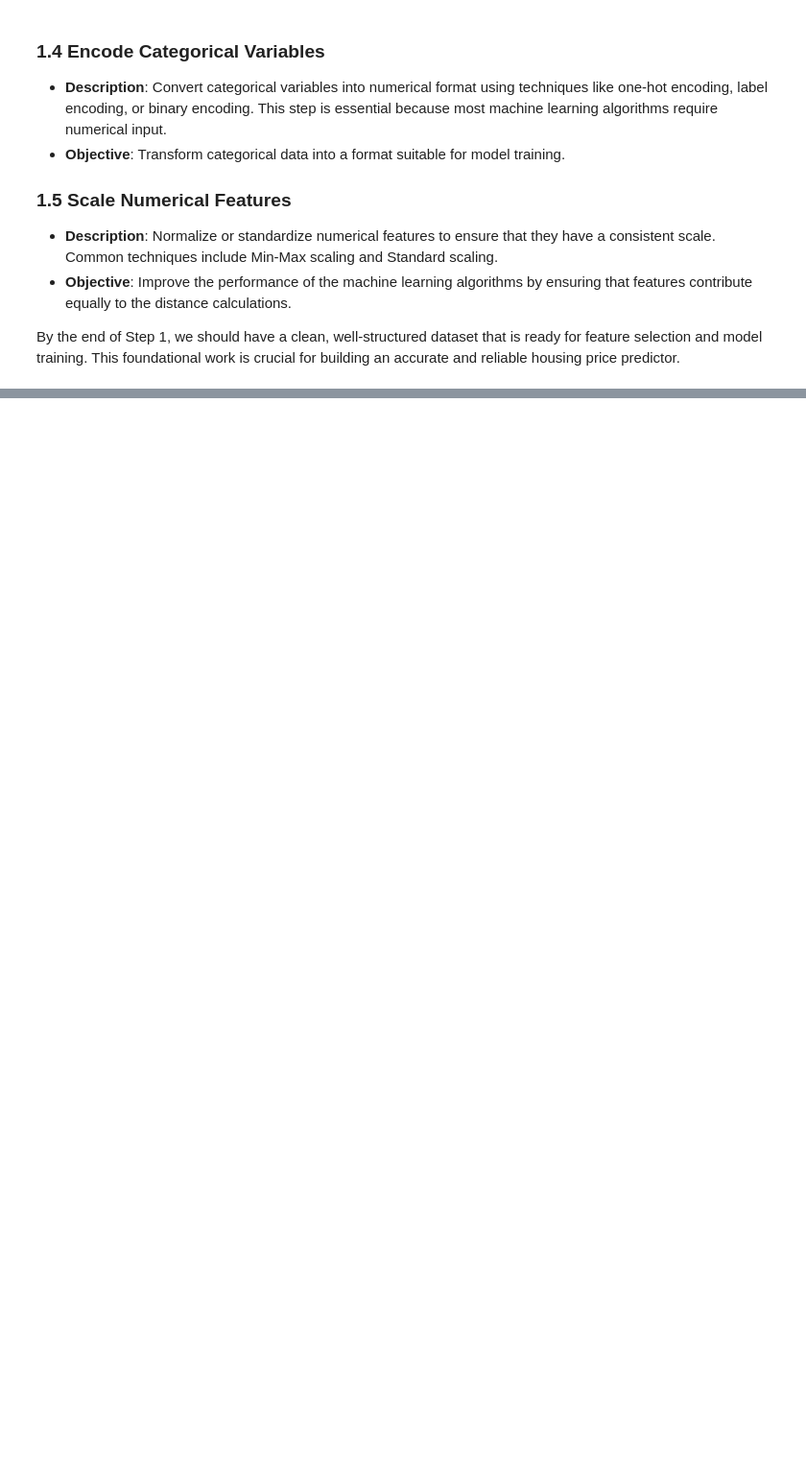
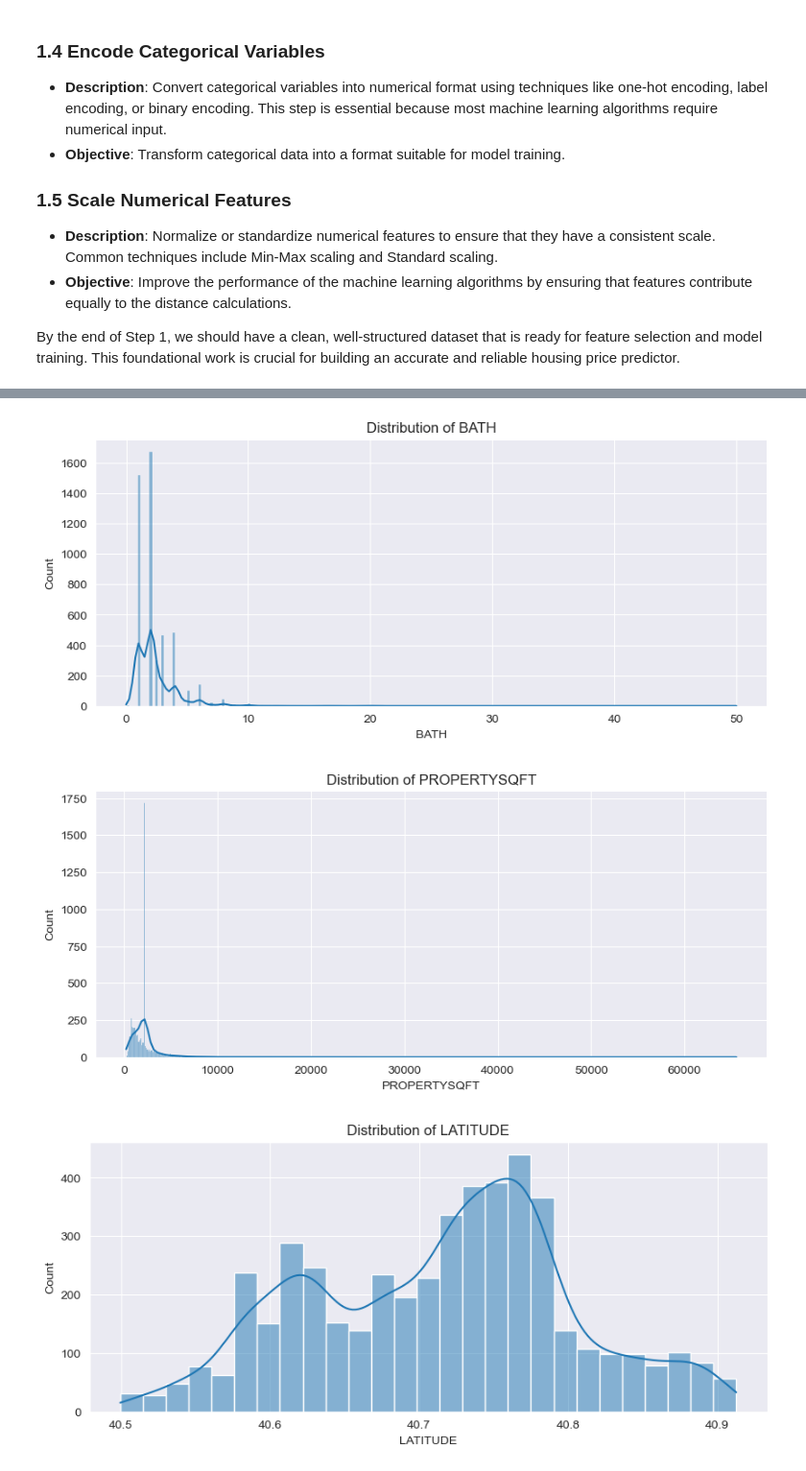
Before and after one commit to ib0607150085/Applied-Machine-Learning, a Jupyter notebook: Housing Pricing Prediction/HousingPricePredictor.ipynb, the cells around one changed output, grey strips where cells are left out. Shown: that part at 96% size. Saved outputs shown, nothing was run; the diff lists cells and outputs as text; code cells hidden in the pictures; blank space fills up the shorter version.

Commit message:
Data Preprocessing and EDA

```diff
--- a/Housing Pricing Prediction/HousingPricePredictor.ipynb
+++ b/Housing Pricing Prediction/HousingPricePredictor.ipynb
@@ -77,16 +77,76 @@ In this step, we will focus on acquiring the dataset and preparing it for analys
 
 By the end of Step 1, we should have a clean, well-structured dataset that is ready for feature selection and model training. This foundational work is crucial for building an accurate and reliable housing price predictor.
 # %%
-#Import nessecary libraries...
-
+# Import necessary libraries
 import numpy as np
 import pandas as pd
+import seaborn as sns
 import matplotlib.pyplot as plt
+from sklearn.preprocessing import StandardScaler, LabelEncoder
+from sklearn.model_selection import train_test_split
 
+# Load dataset
+dataset = pd.read_csv("NY-House-Dataset.csv")
+print(dataset.head(5))
+print(dataset.shape)
 
-#load dataset...
-housing_dataset = pd.read_csv("NY-House-Dataset.csv")
-print(housing_dataset.head())
+# Identify categorical and numerical columns
+obj = (dataset.dtypes == 'object')
+object_cols = list(obj[obj].index)
+print("Categorical variables:", len(object_cols))
+
+int_ = (dataset.dtypes == 'int')
+num_cols = list(int_[int_].index)
+print("Integer variables:", len(num_cols))
+
+fl = (dataset.dtypes == 'float')
+fl_cols = list(fl[fl].index)
+print("Float variables:", len(fl_cols))
+
+# Handling missing values
+# For simplicity, we will drop rows with missing values
+dataset = dataset.dropna()
+print("Dataset shape after dropping missing values:", dataset.shape)
+
+# Exploratory Data Analysis (EDA)
+# Visualizing distributions of numerical features
+for col in num_cols + fl_cols:
+    plt.figure(figsize=(10, 4))
+    sns.histplot(dataset[col], kde=True)
+    plt.title(f'Distribution of {col}')
+    plt.show()
+
+# Visualizing categorical variables
+for col in object_cols:
+    plt.figure(figsize=(10, 4))
+    sns.countplot(x=col, data=dataset)
+    plt.title(f'Count plot of {col}')
+    plt.xticks(rotation=90)
+    plt.show()
+
+# Encoding categorical variables
+label_encoders = {}
+for col in object_cols:
+    le = LabelEncoder()
+    dataset[col] = le.fit_transform(dataset[col])
+    label_encoders[col] = le
+
+print(dataset.head(5))
+
+# Scaling numerical features
+scaler = StandardScaler()
+dataset[num_cols + fl_cols] = scaler.fit_transform(dataset[num_cols + fl_cols])
+
+print(dataset.head(5))
+
+# Splitting the dataset into training and testing sets
+X = dataset.drop('target_column', axis=1)  # Replace 'target_column' with the actual target column name
+y = dataset['target_column']  # Replace 'target_column' with the actual target column name
+
+X_train, X_test, y_train, y_test = train_test_split(X, y, test_size=0.2, random_state=42)
+
+print("Training set shape:", X_train.shape)
+print("Testing set shape:", X_test.shape)
 # %% [output]
                                          BROKERTITLE                TYPE  \
 0        Brokered by Douglas Elliman  -111 Fifth Ave      Condo for sale
@@ -107,0 +168,3 @@ print(housing_dataset.head())
+[figure, added]
+[figure, added]
+[figure, added]
```
Also changed, not shown: parts of 2 cells of this notebook.
